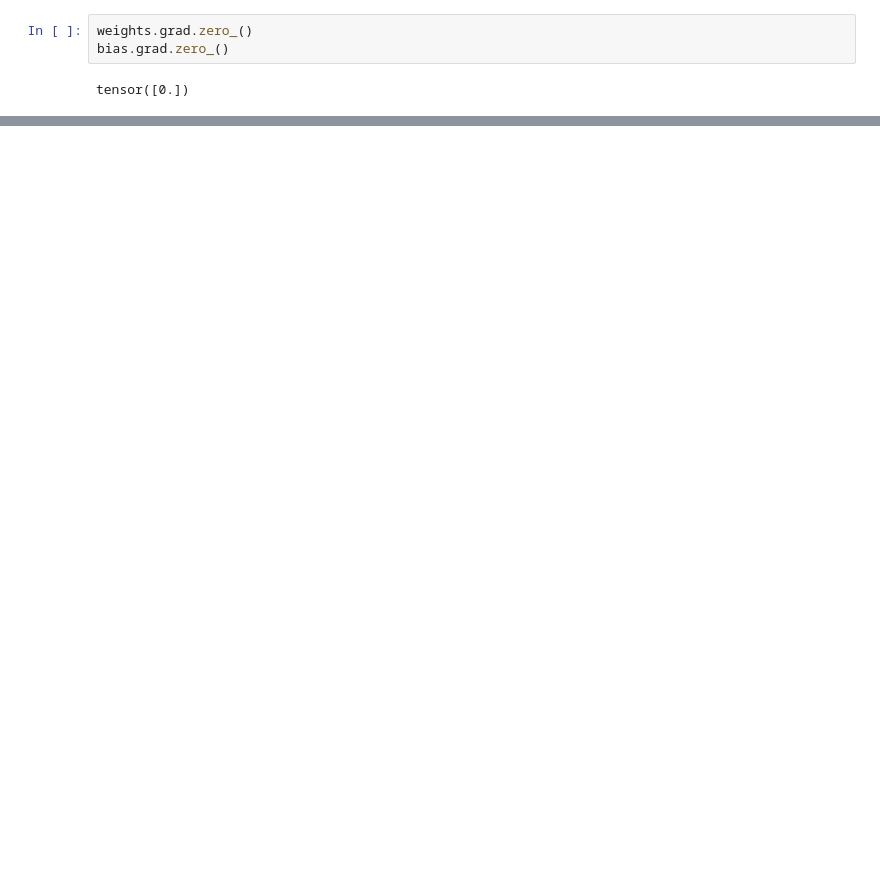
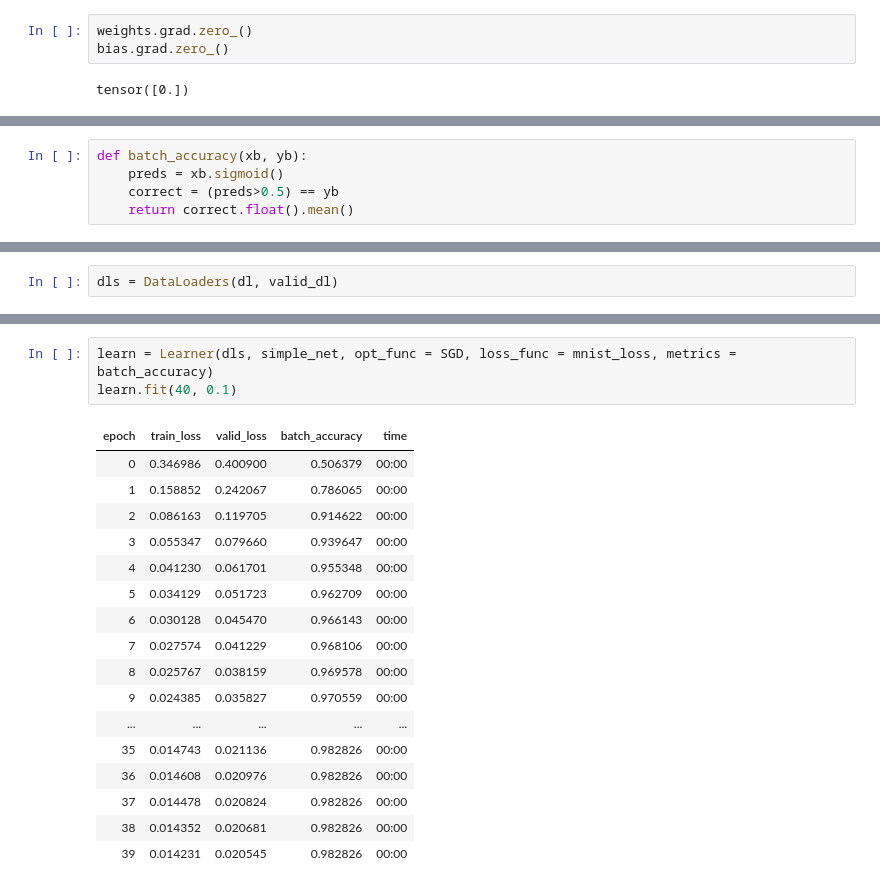
Before and after one commit to kamja44/ML-TIL, a Jupyter notebook: FastAI/FastAI 4장.ipynb, the cells around one changed output, grey strips where cells are left out. Cells and saved outputs as stored; diff of their text form; blank space fills up the shorter version.

```diff
--- a/FastAI/FastAI 4장.ipynb
+++ b/FastAI/FastAI 4장.ipynb
@@ -534,0 +537,5 @@ tensor([[True],
+# %%
+def batch_accuracy(xb, yb):
+    preds = xb.sigmoid()
+    correct = (preds>0.5) == yb
+    return correct.float().mean()
@@ -534,0 +614,2 @@ tensor([[True],
+# %%
+dls = DataLoaders(dl, valid_dl)
@@ -534,0 +652,21 @@ tensor([[True],
+# %%
+learn = Learner(dls, simple_net, opt_func = SGD, loss_func = mnist_loss, metrics = batch_accuracy)
+learn.fit(40, 0.1)
+# %% [output]
+| epoch | train_loss | valid_loss | batch_accuracy | time |
+| 0 | 0.346986 | 0.400900 | 0.506379 | 00:00 |
+| 1 | 0.158852 | 0.242067 | 0.786065 | 00:00 |
+| 2 | 0.086163 | 0.119705 | 0.914622 | 00:00 |
+| 3 | 0.055347 | 0.079660 | 0.939647 | 00:00 |
+| 4 | 0.041230 | 0.061701 | 0.955348 | 00:00 |
+| 5 | 0.034129 | 0.051723 | 0.962709 | 00:00 |
+| 6 | 0.030128 | 0.045470 | 0.966143 | 00:00 |
+| 7 | 0.027574 | 0.041229 | 0.968106 | 00:00 |
+| 8 | 0.025767 | 0.038159 | 0.969578 | 00:00 |
+| 9 | 0.024385 | 0.035827 | 0.970559 | 00:00 |
+| ... | ... | ... | ... | ... |
+| 35 | 0.014743 | 0.021136 | 0.982826 | 00:00 |
+| 36 | 0.014608 | 0.020976 | 0.982826 | 00:00 |
+| 37 | 0.014478 | 0.020824 | 0.982826 | 00:00 |
+| 38 | 0.014352 | 0.020681 | 0.982826 | 00:00 |
+| 39 | 0.014231 | 0.020545 | 0.982826 | 00:00 |
```
Also changed, not shown: parts of 49 cells of this notebook.
